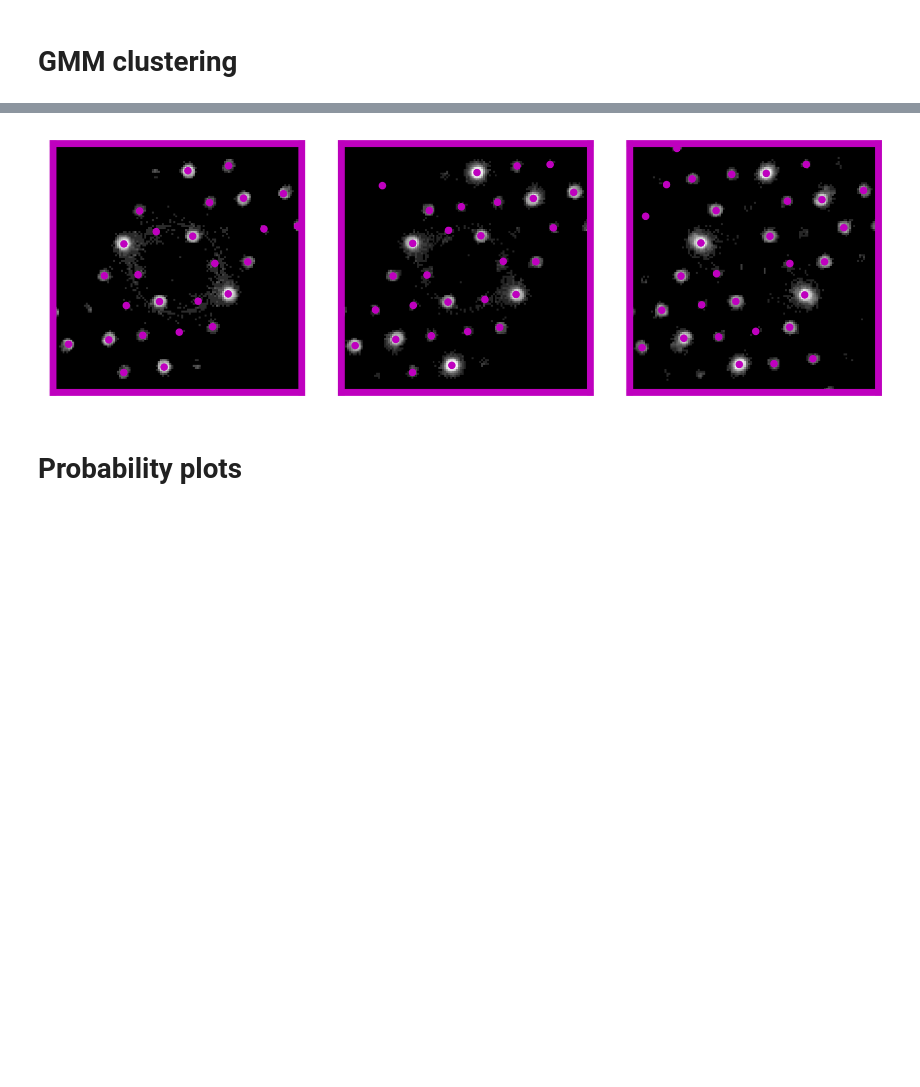
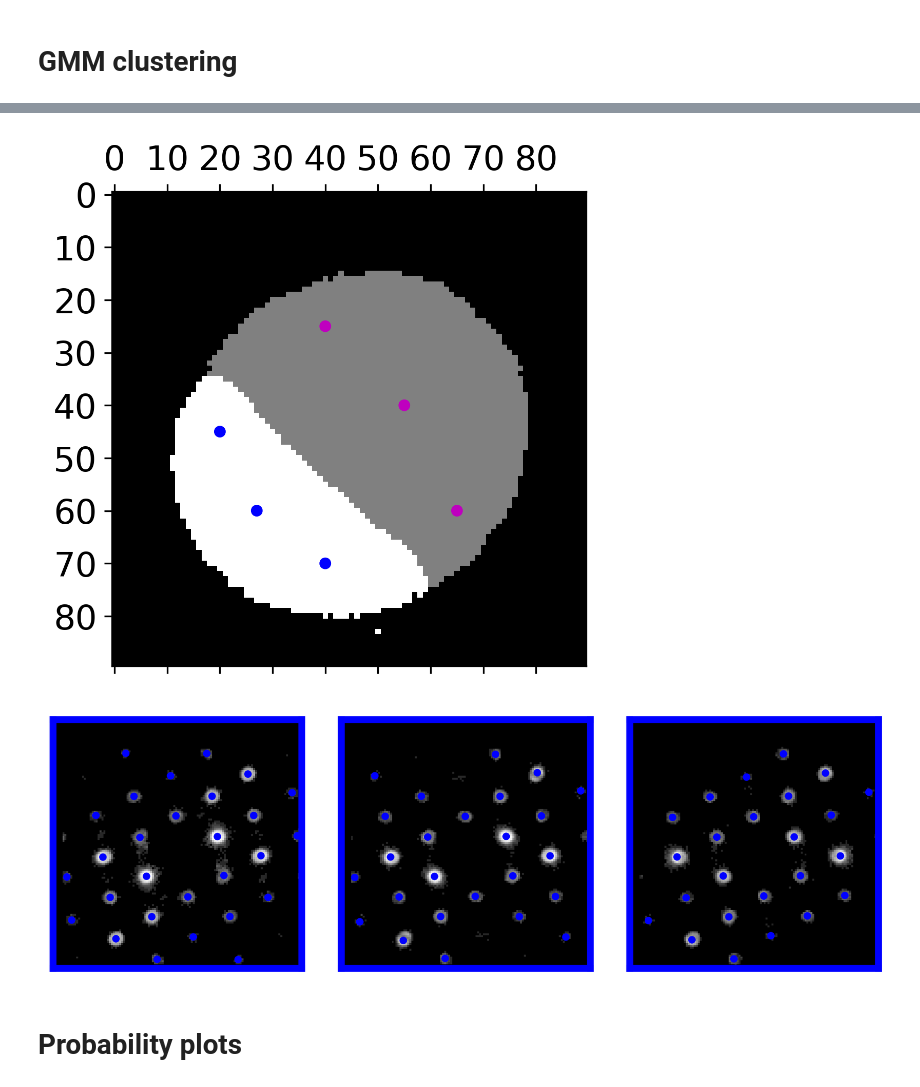
Before and after one commit to EurusWei/EndtoEndSegmentation, a Jupyter notebook: example_3.ipynb, the cells around one changed output, grey strips where cells are left out. Cells and saved outputs as stored; diff of their text form; code cells hidden in the pictures; blank space fills up the shorter version.

```diff
--- a/example_3.ipynb
+++ b/example_3.ipynb
@@ -203,20 +237,2 @@ print(I_0, beta)
 # %% [markdown]
 # GMM clustering
-# %%
-#GMM segmentation
-X = braggpeaks_prob[particle_labels == 1]
-real_pos = np.array(np.where(particle_labels == 1)).T # real space position (x,y)
-alpha=beta
-X = np.hstack((real_pos,alpha*X)) # Incorporate spatial proximity in this way.
-n_components = 5
-### "covariance_type" has a huge difference on the segmentation results. Try to play around and figure out how it affects the clustering results
-gm = GaussianMixture(n_components=n_components, random_state=0, reg_covar=1e-6, warm_start=True, covariance_type = 'diag').fit(X)
-label = np.zeros((particle_labels.shape))
-label[np.where(particle_labels == 1)] = gm.predict(X)+1
-#prob = gm.predict_proba(X)
-print(gm.n_iter_)
-plt.style.use('default')
-fig = plt.figure(figsize=(6.4, 4.8))
-plt.rcParams['font.size'] = 16
-plt.rcParams['figure.dpi'] = 300
-plt.imshow(label)
@@ -236,0 +239,17 @@ py4DSTEM.visualize.show_points(label,x=rxs,y=rys,pointcolor=colors,figsize=(4,4)
+# %%
+n_components = best_n
+gm = GaussianMixture(n_components=n_components, random_state=0,
+                     reg_covar = regu_para, warm_start=True, covariance_type = 'full').fit(X_project)
+
+label = np.zeros((particle_labels.shape))
+label[np.where(particle_labels == 1)] = gm.predict(X_project)+1
+#plt.scatter(30, 30, c='r')
+prob = gm.predict_proba(X_project)
+print(gm.n_iter_)
+plt.style.use('default')
+plt.tick_params(left=False, bottom=False, labelleft=False, labelbottom=False)
+plt.imshow(label)
+#plt.colorbar()
+plt.show()
+plt.close()
+print((time.time() - start_time)/60)
@@ -237,19 +260,27 @@ py4DSTEM.visualize.show_points(label,x=rxs,y=rys,pointcolor=colors,figsize=(4,4)
 # %%
+plt.rcParams.update({'font.size': 16})
+plt.rcParams.update({'figure.dpi': 300})
+rxs = 25,40,60, 45,60,70
+rys = 40,55,65, 20,27,40
+colors=['m','m','m', 'b','b','b']
+py4DSTEM.visualize.show_points(label,x=rxs,y=rys,pointcolor=colors,figsize=(4,4),scale=20)
+
 # cluster 1
-k=0
+k=1
 dp1=datacube_symmetrize.data[rxs[0+k*3],rys[0+k*3],:,:]
 dp2=datacube_symmetrize.data[rxs[1+k*3],rys[1+k*3],:,:]
 dp3=datacube_symmetrize.data[rxs[2+k*3],rys[2+k*3],:,:]
 py4DSTEM.visualize.show_image_grid(lambda i:[dp1,dp2,dp3][i],H=1,W=3,axsize=(3,3),
                                    scaling='log',
                                    scale = 20,
                                    get_bordercolor=lambda i:colors[i+k*3],
                                    get_x=lambda i:braggpeaks_raw.pointlists[rxs[i+k*3]][rys[i+k*3]].data['qx'],
                                    get_y=lambda i:braggpeaks_raw.pointlists[rxs[i+k*3]][rys[i+k*3]].data['qy'],
                                    get_pointcolors=lambda i:colors[i+k*3],
                                    )
 # %% [output]
-[figure, old version]
+[figure, new version]
+[figure, added]
 # %% [markdown]
 # Probability plots
 # %%
```
Also changed, not shown: parts of 22 cells of this notebook, 5 other files.
